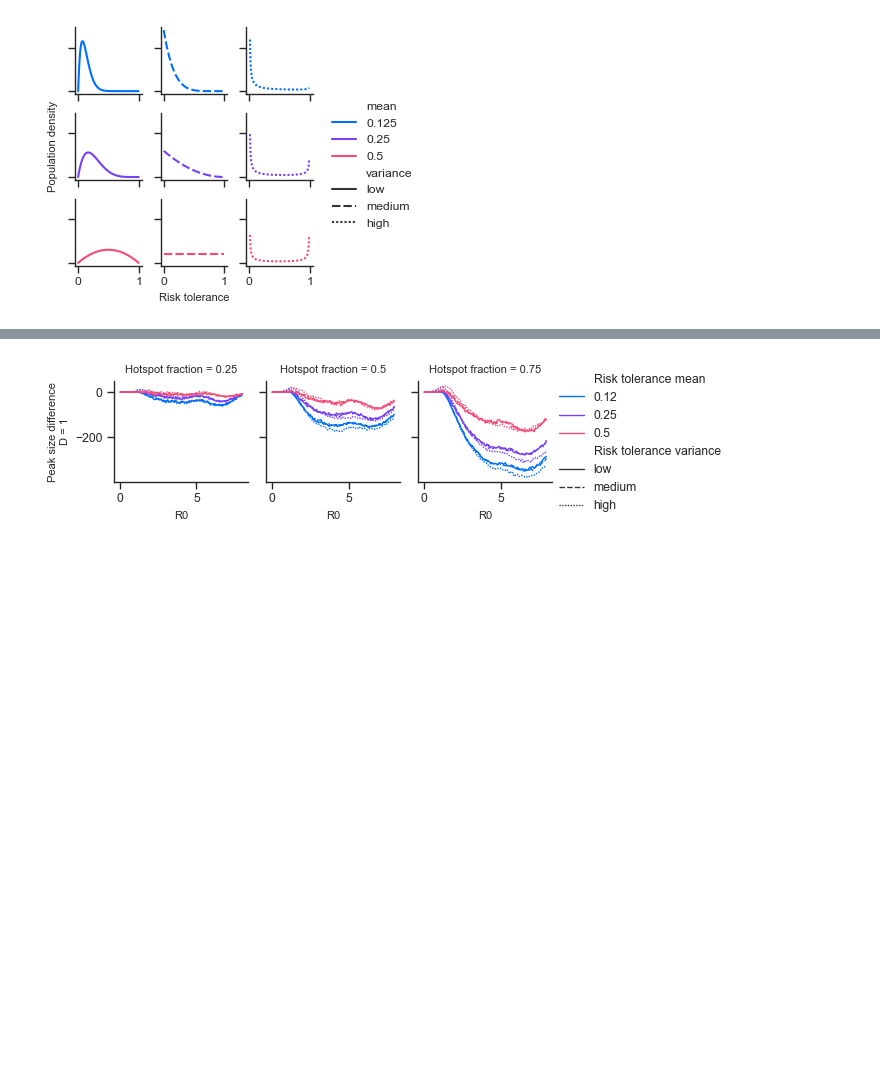
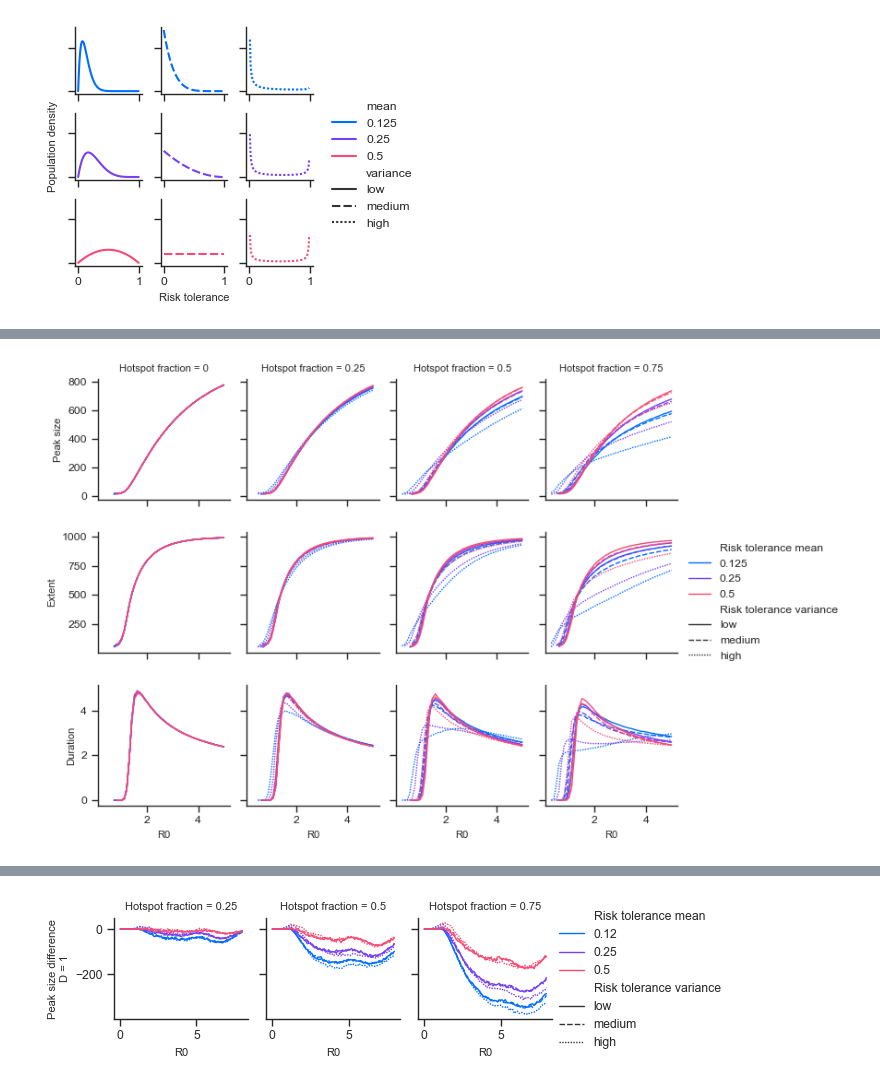
Before and after one commit to brendanwallace/hotspot, a Jupyter notebook: figures/pnas_plots.ipynb, the cells around one changed output, grey strips where cells are left out. Saved outputs shown, nothing was run; the diff lists cells and outputs as text; code cells hidden in the pictures; blank space fills up the shorter version.

```diff
--- a/figures/pnas_plots.ipynb
+++ b/figures/pnas_plots.ipynb
@@ -101 +71,11 @@ figure3.plot_3(DIFEQ_original, show_timing=True)
+# %%
+# Figure S1
+
+import figure3
+figure3 = reload(figure3)
+
+figure3.plot_3(D8_original, timing_values=["Duration"], undiffed=True, set_width=False).savefig(
+    SAVE_FOLDER + "figure3-undiffed.pdf", format="pdf", dpi=settings.DPI)
+# %% [output]
+[figure, added]
 # %%
```
Also changed, not shown: parts of 19 cells of this notebook, 41 other files.
